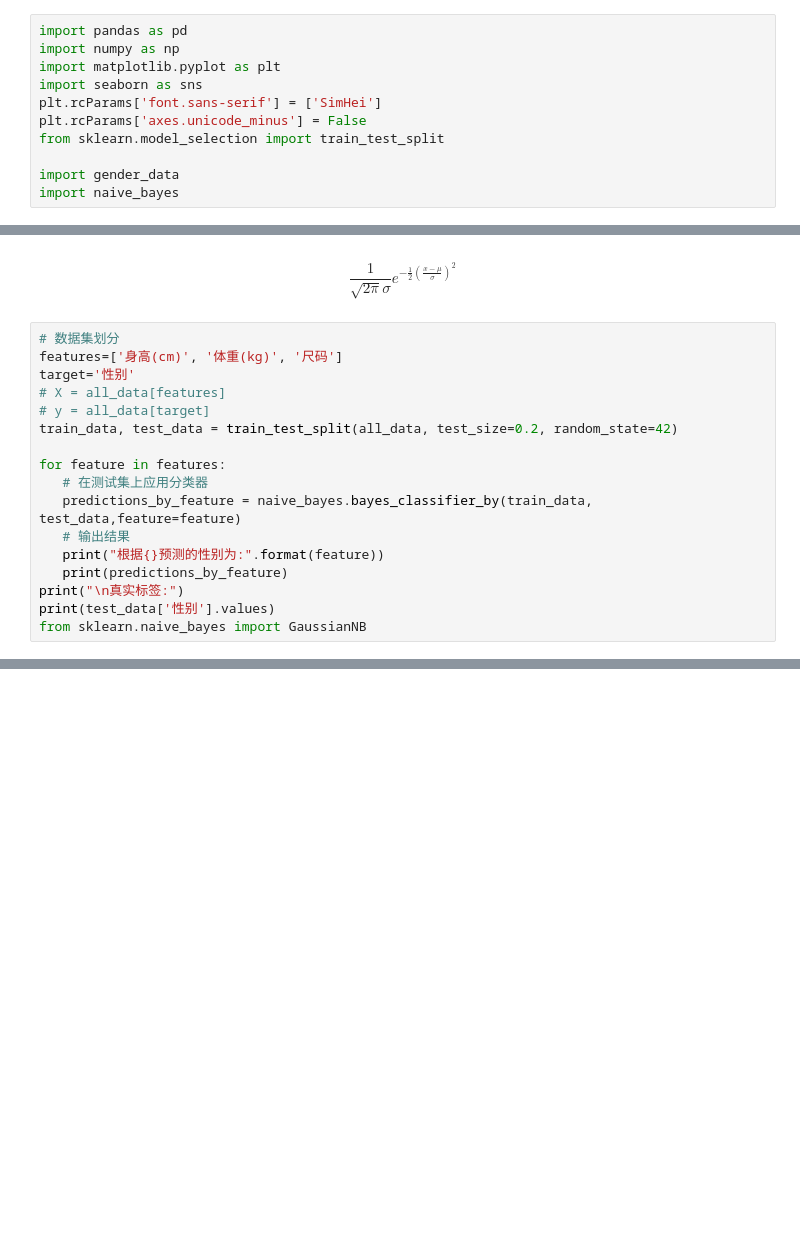
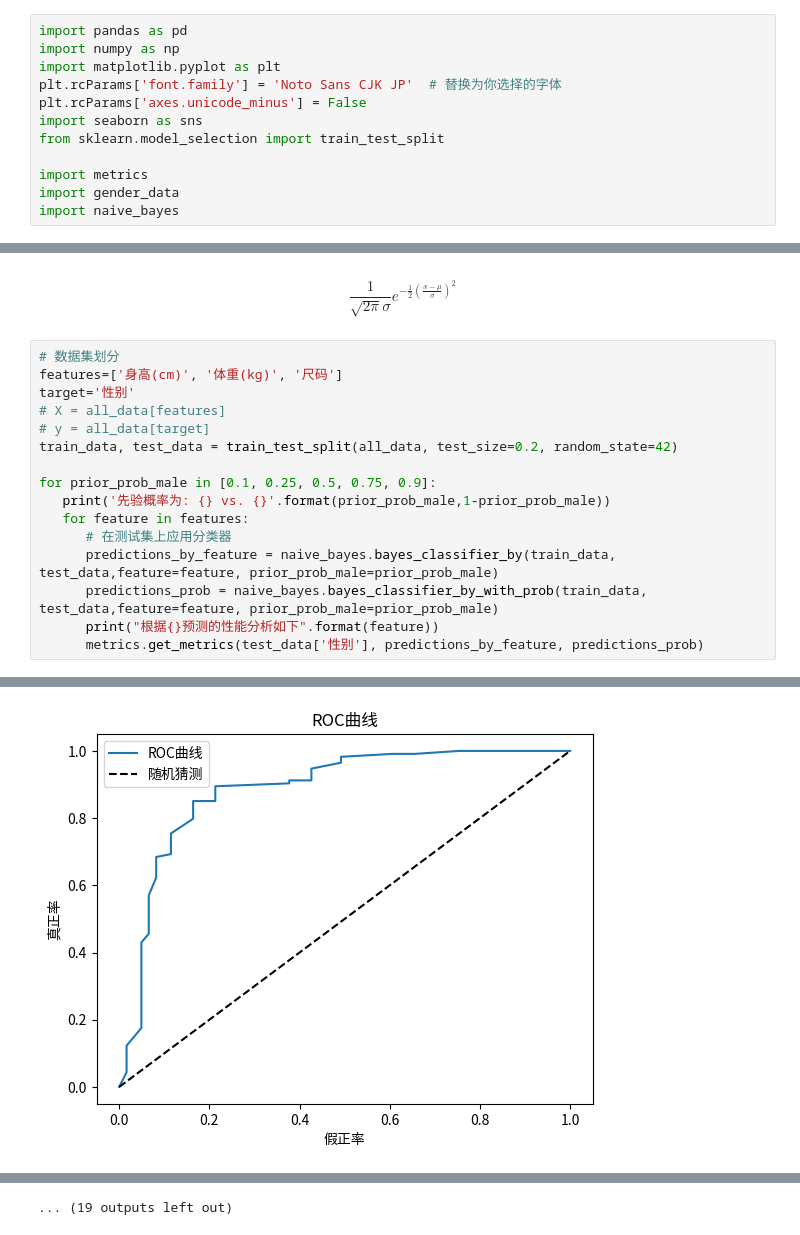
Before and after one commit to ShoiLyaung/UniversityFiles, a Jupyter notebook: Third/Winter/PR/Lab/Lab2/test.ipynb, the cells around one changed output, grey strips where cells are left out. Drawn from its saved outputs; the diff is of its cells as text; blank space fills up the shorter version.

Commit message:
PR | Lab2 | Bayes Classifier: multi feature(MyGaussianNB())

```diff
--- a/Third/Winter/PR/Lab/Lab2/test.ipynb
+++ b/Third/Winter/PR/Lab/Lab2/test.ipynb
@@ -2,11 +2,12 @@
 import pandas as pd
 import numpy as np
 import matplotlib.pyplot as plt
+plt.rcParams['font.family'] = 'Noto Sans CJK JP'  # 替换为你选择的字体
+plt.rcParams['axes.unicode_minus'] = False
 import seaborn as sns
-plt.rcParams['font.sans-serif'] = ['SimHei']
-plt.rcParams['axes.unicode_minus'] = False
 from sklearn.model_selection import train_test_split
 
+import metrics
 import gender_data
 import naive_bayes
 # %%
@@ -48,13 +49,12 @@ target='性别'
 # y = all_data[target]
 train_data, test_data = train_test_split(all_data, test_size=0.2, random_state=42)
 
-for feature in features:
-   # 在测试集上应用分类器
-   predictions_by_feature = naive_bayes.bayes_classifier_by(train_data, test_data,feature=feature)
-   # 输出结果
-   print("根据{}预测的性别为:".format(feature))
-   print(predictions_by_feature)
-print("\n真实标签:")
-print(test_data['性别'].values)
-from sklearn.naive_bayes import GaussianNB
+for prior_prob_male in [0.1, 0.25, 0.5, 0.75, 0.9]:
+   print('先验概率为: {} vs. {}'.format(prior_prob_male,1-prior_prob_male))
+   for feature in features:
+      # 在测试集上应用分类器
+      predictions_by_feature = naive_bayes.bayes_classifier_by(train_data, test_data,feature=feature, prior_prob_male=prior_prob_male)
+      predictions_prob = naive_bayes.bayes_classifier_by_with_prob(train_data, test_data,feature=feature, prior_prob_male=prior_prob_male)
+      print("根据{}预测的性能分析如下".format(feature))
+      metrics.get_metrics(test_data['性别'], predictions_by_feature, predictions_prob)
 # %% [output]
@@ -77,0 +78 @@ from sklearn.naive_bayes import GaussianNB
+[figure, added]
@@ -77,0 +170 @@ from sklearn.naive_bayes import GaussianNB
+... (19 outputs left out)
```
Also changed, not shown: parts of 2 cells of this notebook, 2 other files.
